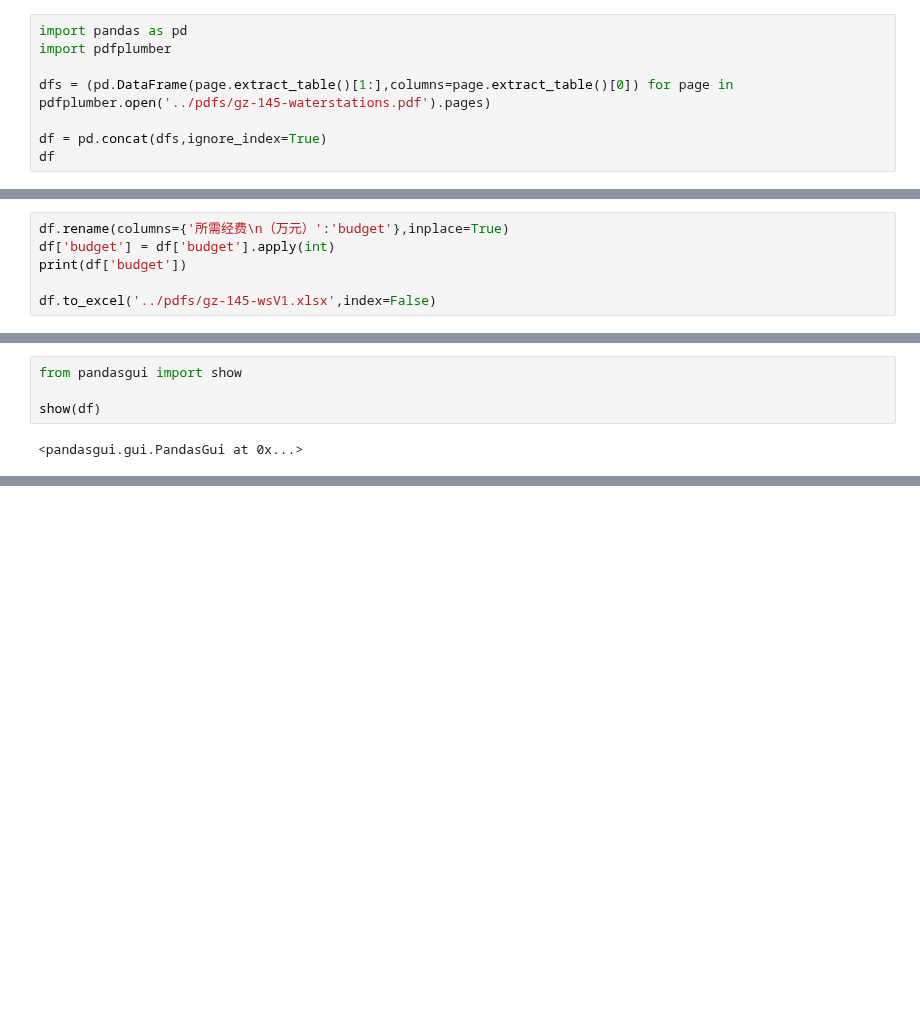
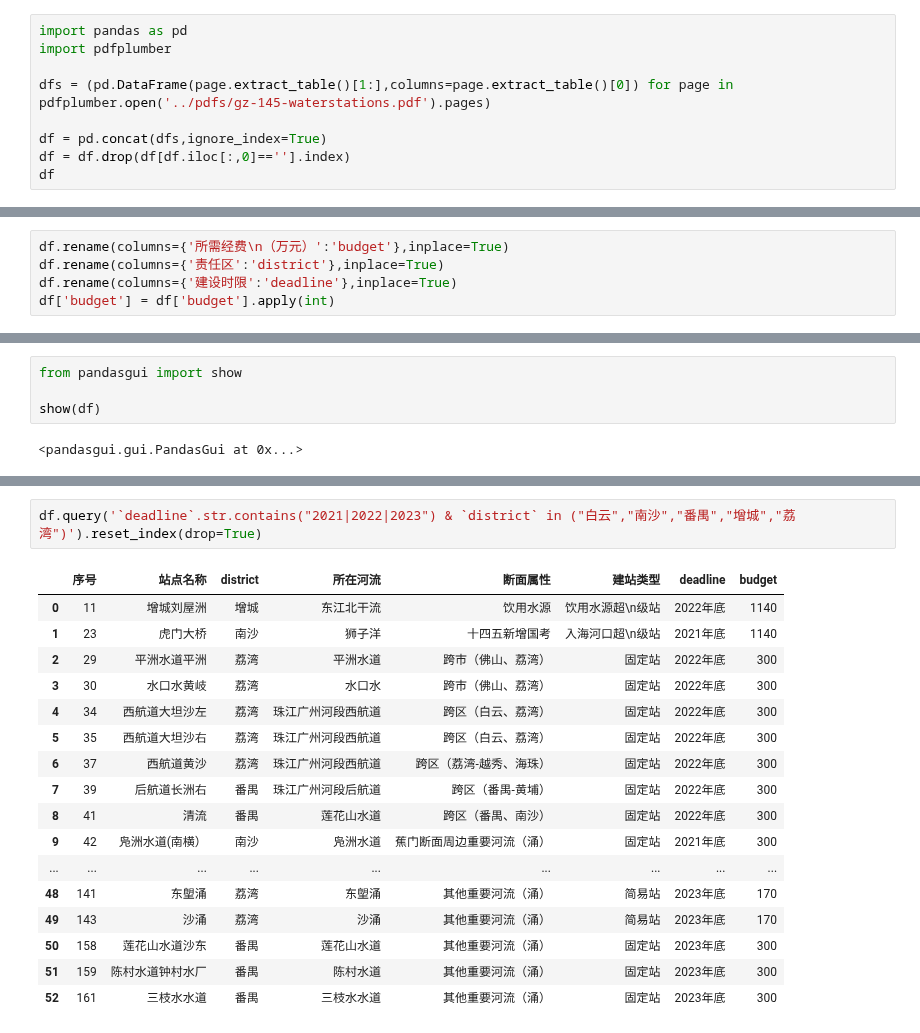
Before and after one commit to coolfish007/prac_py, a Jupyter notebook: pydata-test/testit-pdf+excels.ipynb, the cells around one changed output, grey strips where cells are left out. Cells and saved outputs as stored; diff of their text form; blank space fills up the shorter version.

Commit message:
pandas query

```diff
--- a/pydata-test/testit-pdf+excels.ipynb
+++ b/pydata-test/testit-pdf+excels.ipynb
@@ -111,5 +114,6 @@ import pdfplumber
 dfs = (pd.DataFrame(page.extract_table()[1:],columns=page.extract_table()[0]) for page in pdfplumber.open('../pdfs/gz-145-waterstations.pdf').pages)
 
 df = pd.concat(dfs,ignore_index=True)
+df = df.drop(df[df.iloc[:,0]==''].index)
 df
 # %% [output]
@@ -117,6 +135,5 @@ TypeError: 'PDF' object is not iterable
 # %%
 df.rename(columns={'所需经费\n（万元）':'budget'},inplace=True)
+df.rename(columns={'责任区':'district'},inplace=True)
+df.rename(columns={'建设时限':'deadline'},inplace=True)
 df['budget'] = df['budget'].apply(int)
-print(df['budget'])
-
-df.to_excel('../pdfs/gz-145-wsV1.xlsx',index=False)
@@ -141,0 +163,20 @@ show(df)
+# %%
+df.query('`deadline`.str.contains("2021|2022|2023") & `district` in ("白云","南沙","番禺","增城","荔湾")').reset_index(drop=True)
+# %% [output]
+|  | 序号 | 站点名称 | district | 所在河流 | 断面属性 | 建站类型 | deadline | budget |
+| 0 | 11 | 增城刘屋洲 | 增城 | 东江北干流 | 饮用水源 | 饮用水源超\n级站 | 2022年底 | 1140 |
+| 1 | 23 | 虎门大桥 | 南沙 | 狮子洋 | 十四五新增国考 | 入海河口超\n级站 | 2021年底 | 1140 |
+| 2 | 29 | 平洲水道平洲 | 荔湾 | 平洲水道 | 跨市（佛山、荔湾） | 固定站 | 2022年底 | 300 |
+| 3 | 30 | 水口水黄岐 | 荔湾 | 水口水 | 跨市（佛山、荔湾） | 固定站 | 2022年底 | 300 |
+| 4 | 34 | 西航道大坦沙左 | 荔湾 | 珠江广州河段西航道 | 跨区（白云、荔湾） | 固定站 | 2022年底 | 300 |
+| 5 | 35 | 西航道大坦沙右 | 荔湾 | 珠江广州河段西航道 | 跨区（白云、荔湾） | 固定站 | 2022年底 | 300 |
+| 6 | 37 | 西航道黄沙 | 荔湾 | 珠江广州河段西航道 | 跨区（荔湾-越秀、海珠） | 固定站 | 2022年底 | 300 |
+| 7 | 39 | 后航道长洲右 | 番禺 | 珠江广州河段后航道 | 跨区（番禺-黄埔） | 固定站 | 2022年底 | 300 |
+| 8 | 41 | 清流 | 番禺 | 莲花山水道 | 跨区（番禺、南沙） | 固定站 | 2022年底 | 300 |
+| 9 | 42 | 凫洲水道(南横） | 南沙 | 凫洲水道 | 蕉门断面周边重要河流（涌） | 固定站 | 2021年底 | 300 |
+| ... | ... | ... | ... | ... | ... | ... | ... | ... |
+| 48 | 141 | 东塱涌 | 荔湾 | 东塱涌 | 其他重要河流（涌） | 简易站 | 2023年底 | 170 |
+| 49 | 143 | 沙涌 | 荔湾 | 沙涌 | 其他重要河流（涌） | 简易站 | 2023年底 | 170 |
+| 50 | 158 | 莲花山水道沙东 | 番禺 | 莲花山水道 | 其他重要河流（涌） | 固定站 | 2023年底 | 300 |
+| 51 | 159 | 陈村水道钟村水厂 | 番禺 | 陈村水道 | 其他重要河流（涌） | 固定站 | 2023年底 | 300 |
+| 52 | 161 | 三枝水水道 | 番禺 | 三枝水水道 | 其他重要河流（涌） | 固定站 | 2023年底 | 300 |
```
Also changed, not shown: parts of 6 cells of this notebook.
